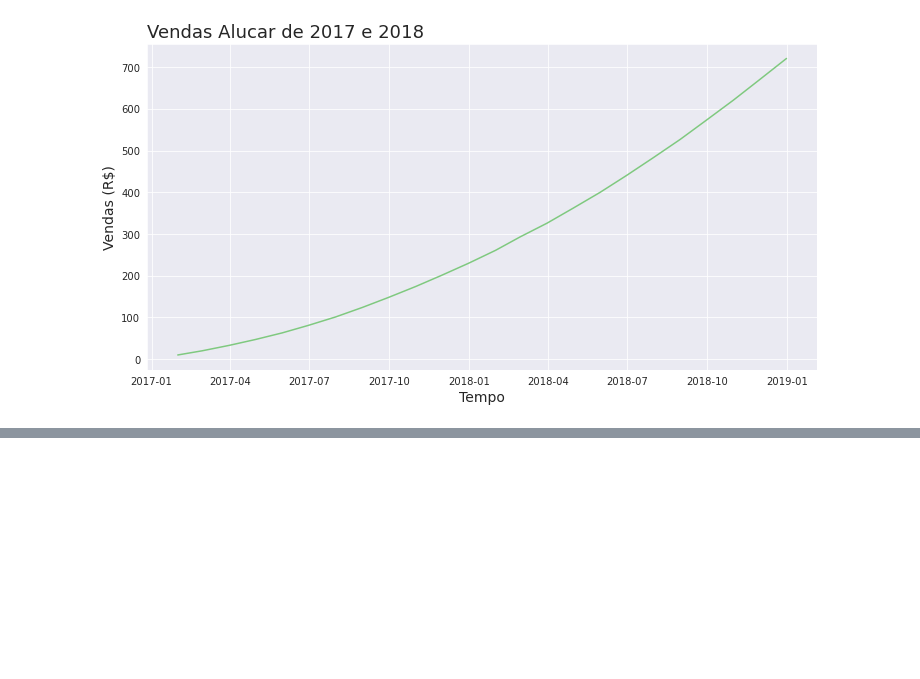
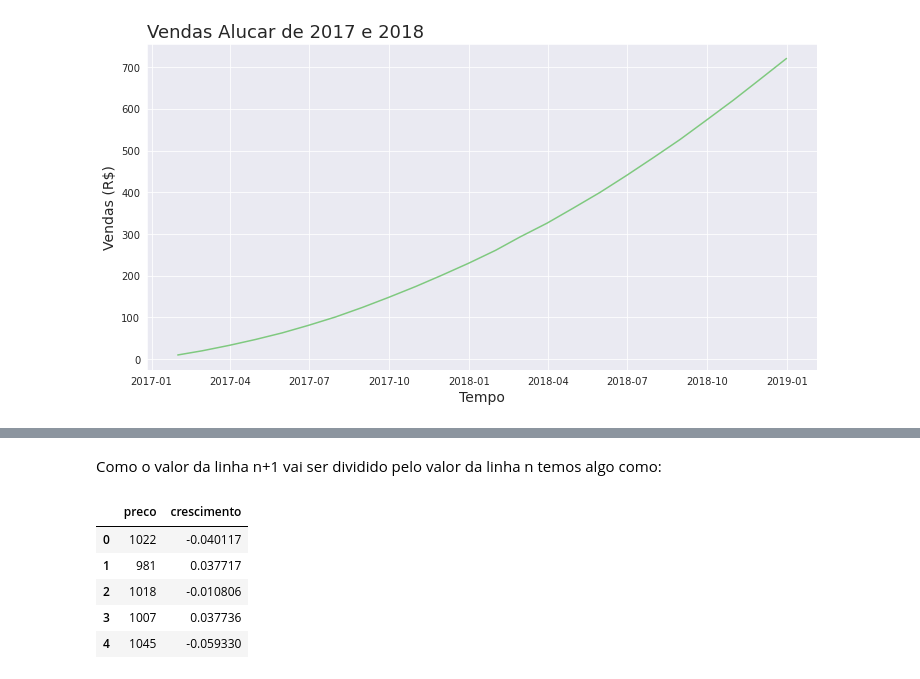
Before and after one commit to yorinori/Alura, a Jupyter notebook: Data_Science-analise-de-series-temporais/Time-series.ipynb, the cells around one changed output, grey strips where cells are left out. Drawn from its saved outputs; the diff is of its cells as text; code cells hidden in the pictures; blank space fills up the shorter version.

```diff
--- a/Data_Science-analise-de-series-temporais/Time-series.ipynb
+++ b/Data_Science-analise-de-series-temporais/Time-series.ipynb
@@ -75,0 +97,15 @@ ax = ax
+# %% [markdown]
+Como o valor da linha n+1 vai ser dividido pelo valor da linha n temos algo como:
+# %%
+# linhas na posicao posterior (n+1): df.preco.shift(-1)
+# linhas na posicao atual (n): df.preco
+
+df['crescimento'] = df.preco.shift(-1).div(df.preco) - 1
+df.head()
+# %% [output]
+|  | preco | crescimento |
+| 0 | 1022 | -0.040117 |
+| 1 | 981 | 0.037717 |
+| 2 | 1018 | -0.010806 |
+| 3 | 1007 | 0.037736 |
+| 4 | 1045 | -0.059330 |
```
Also changed, not shown: parts of 6 cells of this notebook.
